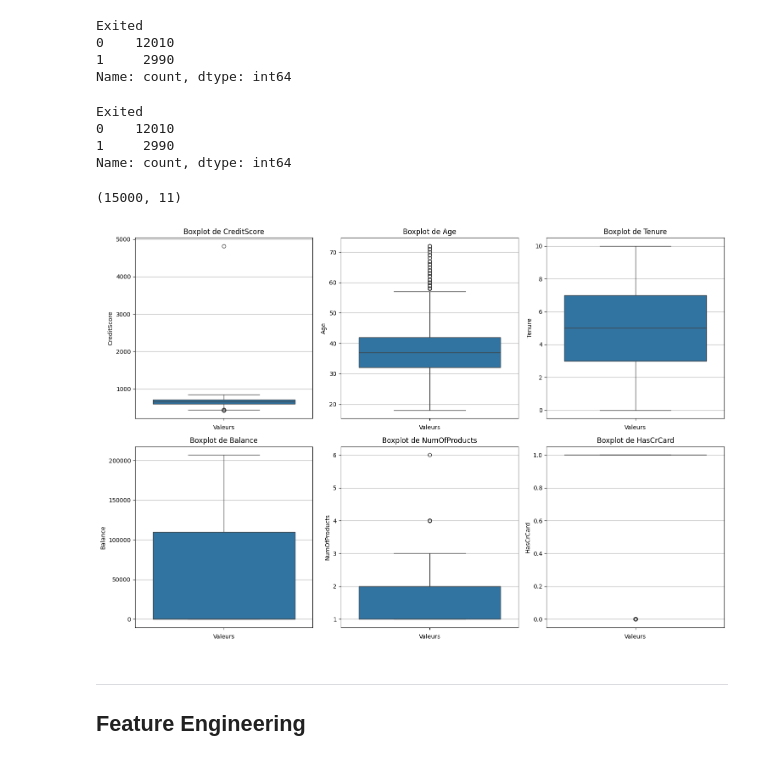
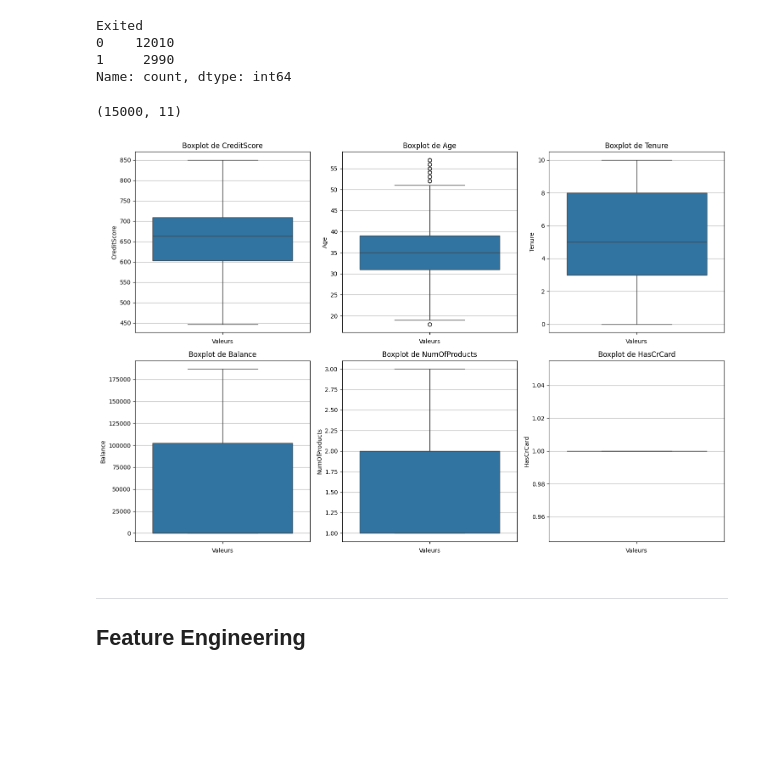
Before and after one commit to Bilelly/Bank-customer-churn-prediction, a Jupyter notebook: notebooks/02_data_preprocessing.ipynb, the cells around one changed output. Drawn from its saved outputs; the diff is of its cells as text; code cells hidden in the pictures; blank space fills up the shorter version.

```diff
--- a/notebooks/02_data_preprocessing.ipynb
+++ b/notebooks/02_data_preprocessing.ipynb
@@ -60,28 +58,23 @@ Name: count, dtype: int64
-# %%
-df_cleaned['Exited'].value_counts()
-# %% [output]
-Exited
-0    12010
-1     2990
-Name: count, dtype: int64
 # %%
 df_cleaned.shape
 # %% [output]
 (15000, 11)
+# %%
+df_cleaned_without_outliers = remove_outliers(df_cleaned, num_var.columns)
 # %%
 # Boxplot des variables
 fig, axes = plt.subplots(2, 3, figsize=(15, 10))
 
 for ax, column in zip(axes.flatten(), num_var.columns):
-    sns.boxplot(y=df_cleaned[column], ax=ax)
+    sns.boxplot(y=df_cleaned_without_outliers[column], ax=ax)
     ax.set_title(f"Boxplot de {column}")
     ax.set_xlabel("Valeurs")
     ax.grid(axis='y')
 
 plt.tight_layout()
 plt.show()
 # %% [output]
-[figure, old version]
+[figure, new version]
 # %% [markdown]
 ---
 Feature Engineering
```
Also changed, not shown: parts of 6 cells of this notebook, 4 other files.
